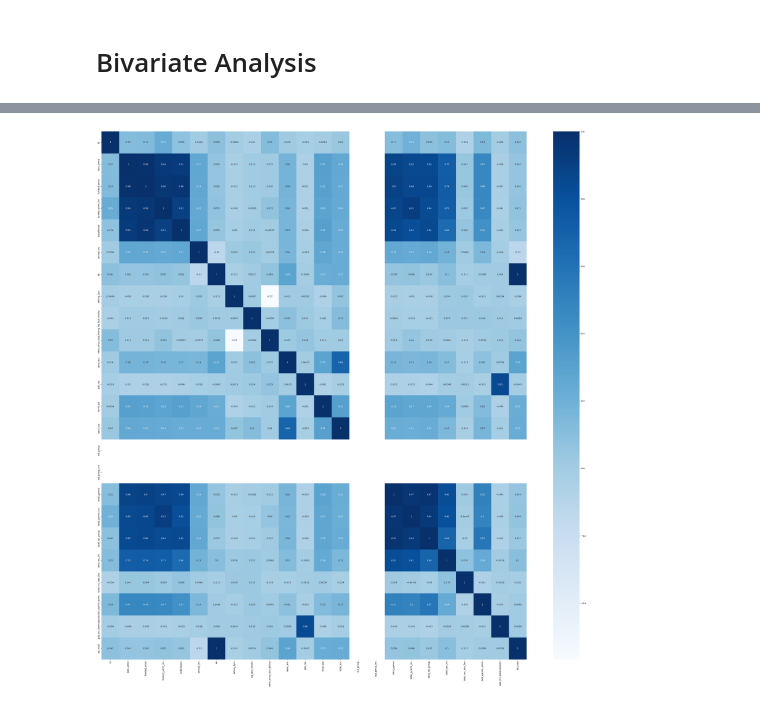
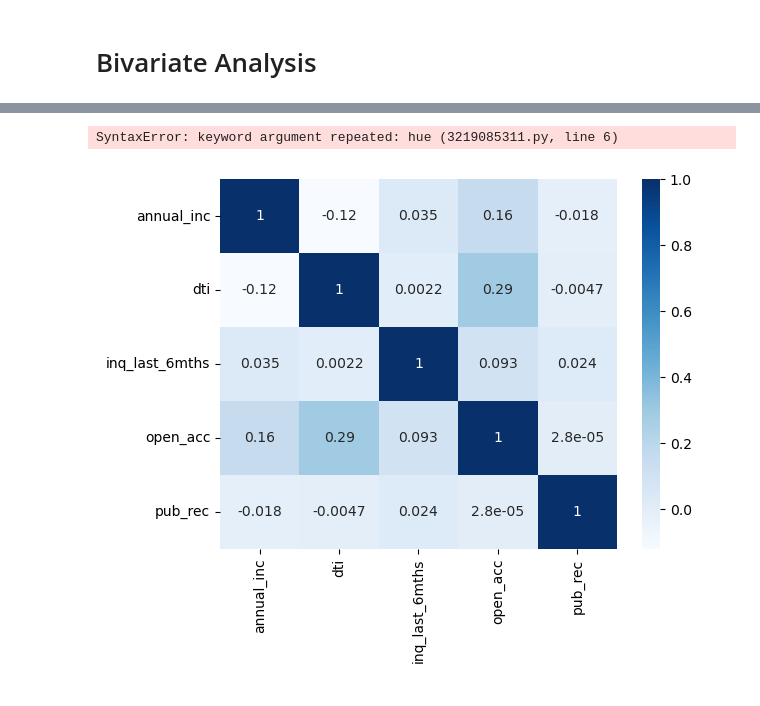
Before and after one commit to arijeetsaha/Lending_Club_Case_Study, a Jupyter notebook: Arijeet.ipynb, the cells around one changed output, grey strips where cells are left out. Drawn from its saved outputs; the diff is of its cells as text; code cells hidden in the pictures.

```diff
--- a/Arijeet.ipynb
+++ b/Arijeet.ipynb
@@ -323,0 +369,4 @@ memory usage: 11.2+ MB
+# %%
+# Dropping columns which has no relevance for charged off analysis based on their definition
+
+df_clean.drop(columns=['total_rec_late_fee', 'total_rec_prncp', 'total_rec_int'], inplace=True)
@@ -1836,8 +1978,8 @@ array(['10.65%', '15.27%', '15.96%', '13.49%', '7.90%', '18.64%',
 # %%
 # Converting interest rate to a integer by data manipulation(removing % and rounding off to nearest integer)
 # Adding a new interest rate column
-
-df_clean["int_rate_round"] = df_clean.int_rate.apply(lambda x: int(np.round(float(x.replace("%",'')))))
+df_int_rate = df_clean
+df_int_rate["int_rate_round"] = df_clean.int_rate.apply(lambda x: int(np.round(float(x.replace("%",'')))))
 # %%
 # Fetch all unique interest rate values
 
@@ -1914,4 +2145,2 @@ Name: out_prncp_inv, dtype: int64
 # %%
-df_bivar = df_clean.drop(columns=irreAttr)
-
-df_bivar=
+df_bivar = df_clean
@@ -1937,0 +2162,15 @@ memory usage: 10.4+ MB
+# %%
+# Drop dervied columns
+
+df_bivar = df_bivar[['annual_inc',
+ 'emp_length',
+ 'grade',
+ 'sub_grade',
+ 'purpose',
+ 'dti',
+ 'inq_last_6mths',
+ 'open_acc',
+ 'pub_rec',
+ 'term',
+ 'int_rate',
+ 'emp_length_number']]
@@ -1938,9 +2214,18 @@ memory usage: 10.4+ MB
+# %%
+## Grade vs Loan Amount
+
+hue_order = df_clean.grade.unique()
+hue_order.sort()
+
+boxplot(df_clean, xattr='grade', yattr='loan_amnt', hue='loan_status', xlabel='Grade', ylabel='Loan Amount', title='Loan Amount vs Grade',hue=xattr, hue_order=hue_order)
+# %% [output]
+SyntaxError: keyword argument repeated: hue (3219085311.py, line 6)
 # %%
-plt.figure(figsize=(43,43))
-corr_matrix = df_clean.corr()
+#plt.figure(figsize=(17,17))
+corr_matrix = df_bivar.corr()
 ax = sns.heatmap(corr_matrix, annot= True, cmap='Blues')
 #top, bottom = ax.get_ylim()
 #ax.set_ylabel(top+0.5, bottom-0.5)
 plt.show()
 # %% [output]
-[figure, old version]
+[figure, new version]
```
Also changed, not shown: parts of 84 cells of this notebook.
